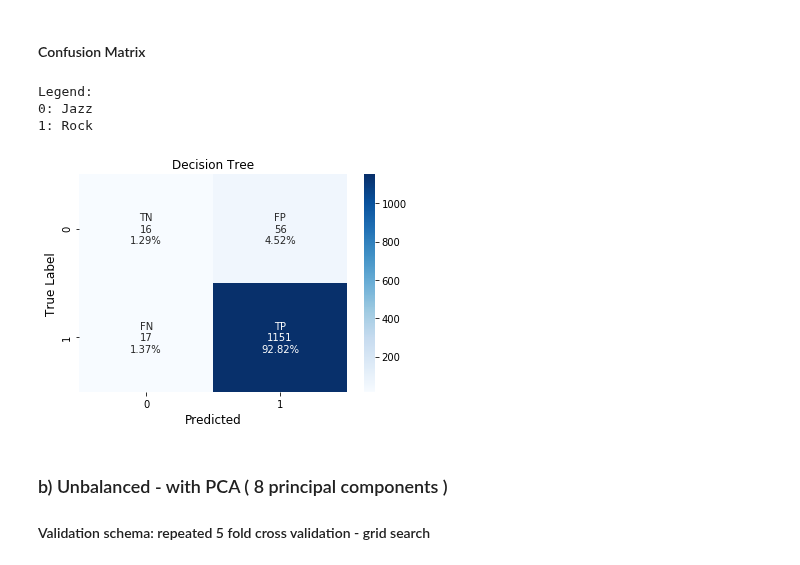
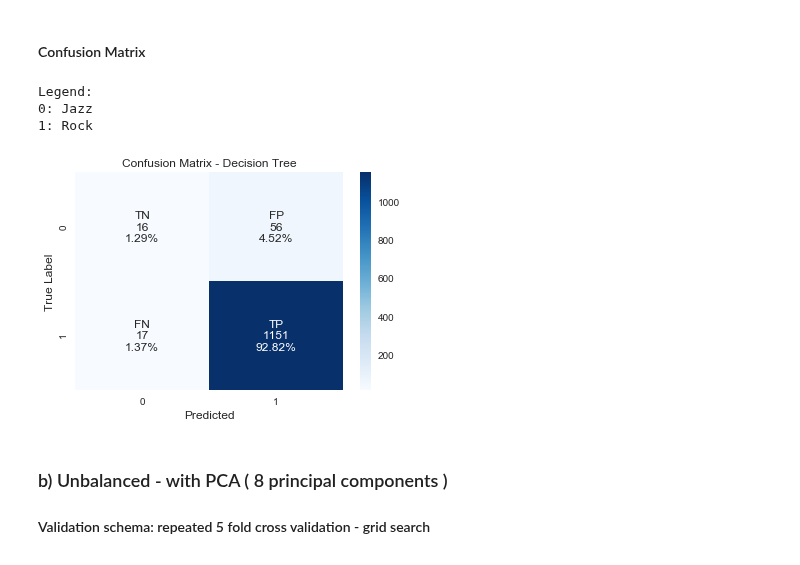
Before and after one commit to gaetanoantonicchio/DataMining-2, a Jupyter notebook: src/Module 1/Classification/Decision Tree - KNN/Echonest_audiofeatures/binary-genre_classification-echonest.ipynb, the cells around one changed output. Saved outputs shown, nothing was run; the diff lists cells and outputs as text; code cells hidden in the pictures.

```diff
--- a/src/Module 1/Classification/Decision Tree - KNN/Echonest_audiofeatures/binary-genre_classification-echonest.ipynb
+++ b/src/Module 1/Classification/Decision Tree - KNN/Echonest_audiofeatures/binary-genre_classification-echonest.ipynb
@@ -379,13 +392,14 @@ plt.show()
 # %%
 cf_matrix = confusion_matrix(y_test, y_pred_dtc)
 print("Legend:\n0: Jazz"
       "\n1: Rock")
-make_confusion_matrix(cf_matrix, 'Decision Tree')
+plt.figure(figsize=(6,4))
+make_confusion_matrix(cf_matrix, 'Confusion Matrix - Decision Tree')
 # %% [output]
 Legend:
 0: Jazz
 1: Rock
-[figure, old version]
+[figure, new version]
 # %% [markdown]
 ### b) Unbalanced - with PCA ( 8 principal components )
 #### Validation schema:  repeated 5 fold cross validation - grid search
```
Also changed, not shown: parts of 8 cells of this notebook, 2 other files.
